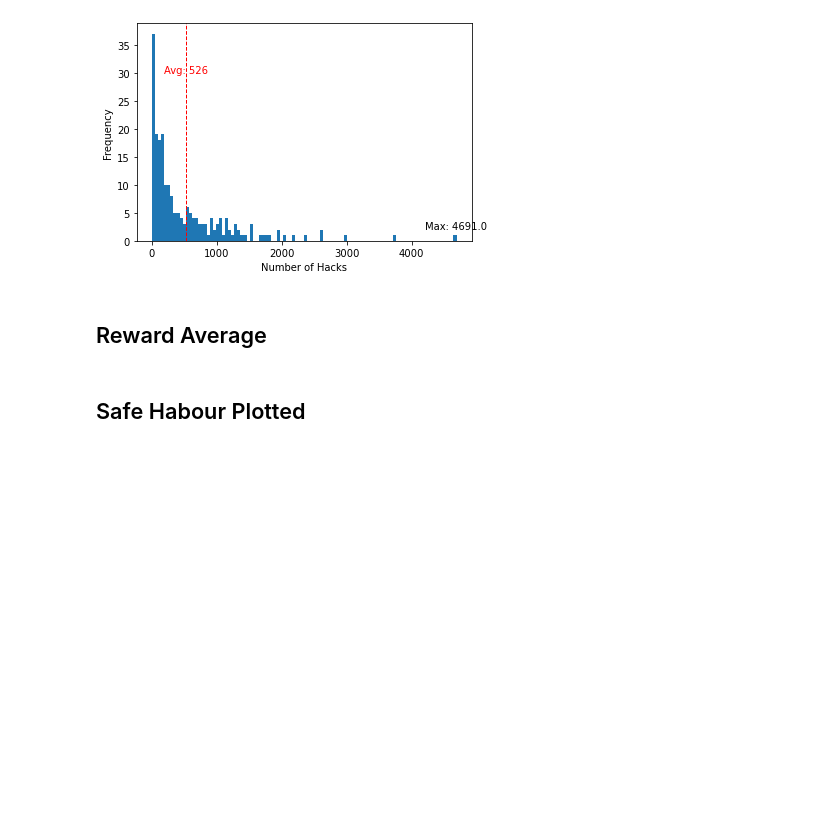
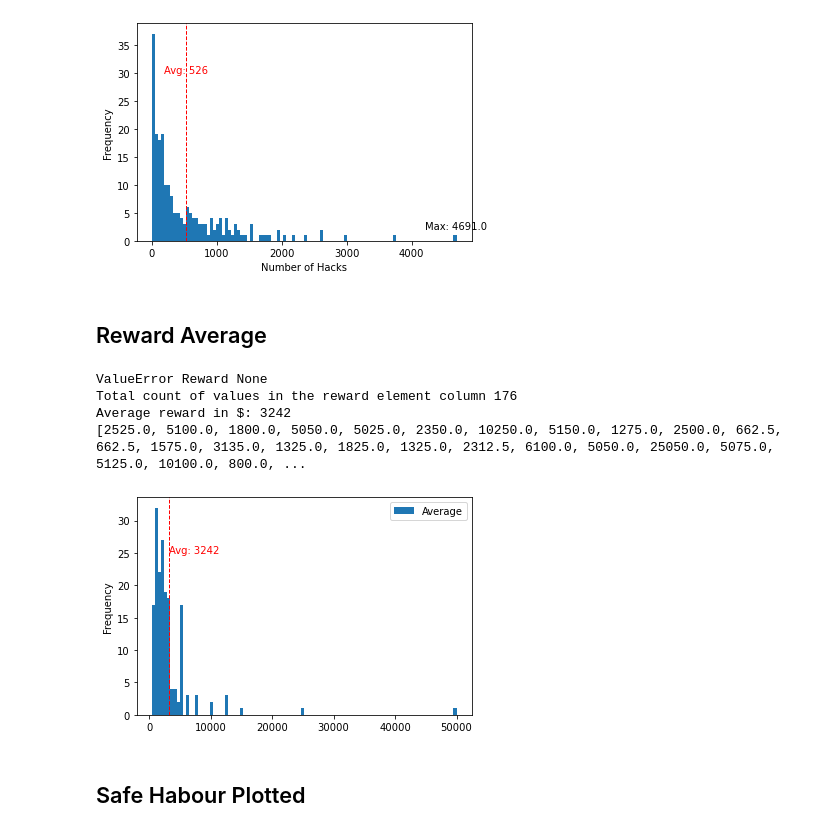
Before and after one commit to patrickahrend/data-analytics-bugcrowd, a Jupyter notebook: src/analytics_notebook.ipynb, the cells around one changed output. Drawn from its saved outputs; the diff is of its cells as text; code cells hidden in the pictures; blank space fills up the shorter version.

Commit message:
add reward and safe harbour plots

```diff
--- a/src/analytics_notebook.ipynb
+++ b/src/analytics_notebook.ipynb
@@ -105,34 +105,70 @@ Average number of hacks: 526
 # %%
 import csv
 # Open the CSV file
-with open('./data-octa/BugCrowd-Program-V3.csv', 'r') as f:
+with open("/Users/patrickahrend/Developer/data-analytics-bugcrowd/data-octa/BugCrowd-Program-V3.csv", 'r') as f:
   # Create a CSV reader
   reader = csv.reader(f)
-
+  total_average = 0
+  averages = []
+  count = 0
   # Iterate over the rows of the CSV
   for row in reader:
     # Get the reward value from the current row
     reward_range = row[1]
 
-    # Split the reward range on the "-" character
-    lower, upper = reward_range.split("-")
+    if reward_range == "":continue
+    #Split the reward range on the "-" character
+    if "-" in reward_range:
+  # Split the string on the "-" character
+      count += 1
+      lower, upper = reward_range.split("-")
+    else:
+      # Assign the entire string to the lower variable
+      lower = reward_range
+      upper = None
 
-    # Remove any leading or trailing whitespace from the strings
-    lower = lower.strip()
-    upper = upper.strip()
 
-    # Remove the "$" character from the strings
-    lower = lower[1:]
-    upper = upper[1:]
+    # Remove the "$" and "," characters from the strings
+    lower = lower.replace("$", "").replace(",", "")
+    upper = upper.replace("$", "").replace(",", "") if upper else None
+
+    if "Points" in lower:
+      lower = 0
 
     # Convert the strings to integers
-    lower = int(lower)
-    upper = int(upper)
+
+    try :
+      lower = int(lower)
+      upper = int(upper) if upper else None
+    except ValueError:
+      print("ValueError", lower, upper)
+
+      continue
 
     # Calculate the average of the lower and upper bounds
-    average = (lower + upper) / 2
+    if upper:
+      average = (lower + upper) / 2
+      total_average += average
+      averages.append(average)
+    else:
+      average = lower
+      total_average += average
+      averages.append(average)
 
-    # Print the average reward
-    print(average)
+
+  print("Total count of values in the reward element column",count)
+  print("Average reward in $:", int(total_average / count))
+  print(averages)
+  df = pd.DataFrame(averages, columns=["Average"])
+  df.plot.hist(bins=100)
+  df_average = df["Average"].mean()
+  plt.axvline(df_average, color="r", linestyle="dashed", linewidth=1)
+  plt.text(max_value, 25, "Avg: " + str(int(df_average)), color="r")
+# %% [output]
+ValueError Reward None
+Total count of values in the reward element column 176
+Average reward in $: 3242
+[2525.0, 5100.0, 1800.0, 5050.0, 5025.0, 2350.0, 10250.0, 5150.0, 1275.0, 2500.0, 662.5, 662.5, 1575.0, 3135.0, 1325.0, 1825.0, 1325.0, 2312.5, 6100.0, 5050.0, 25050.0, 5075.0, 5125.0, 10100.0, 800.0, ...
+[figure, added]
 # %% [markdown]
 ## Safe Habour Plotted
```
Also changed, not shown: parts of 1 cell of this notebook.
